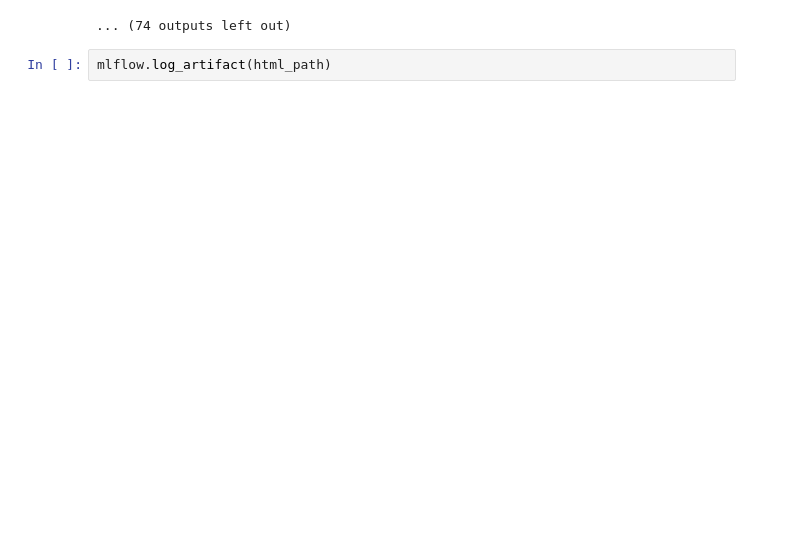
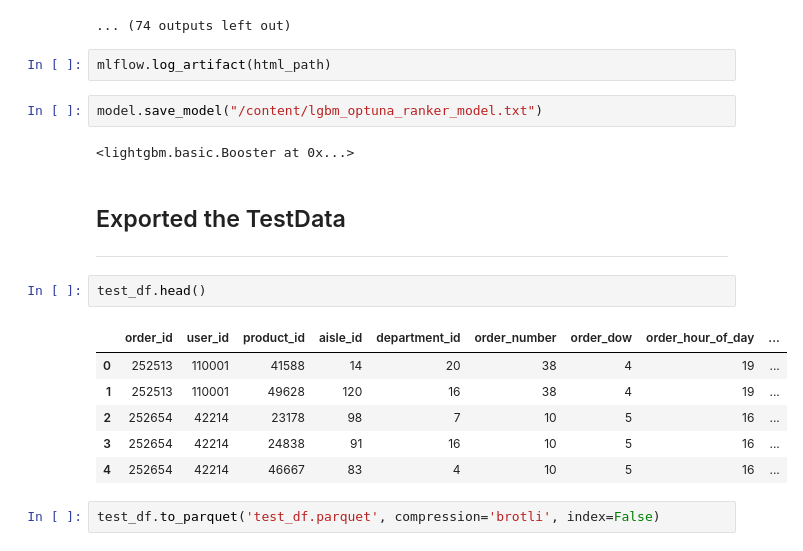
Before and after one commit to masterofray/cooprec_ml-analytics, a Jupyter notebook: notebooks/RC04_DataModelling_Learning2Rank.ipynb, the cells around one changed output. Cells and saved outputs as stored; diff of their text form; blank space fills up the shorter version.

```diff
--- a/notebooks/RC04_DataModelling_Learning2Rank.ipynb
+++ b/notebooks/RC04_DataModelling_Learning2Rank.ipynb
@@ -2758,3 +2761,22 @@ if __name__ == '__main__':
 ... (74 outputs left out)
 # %%
 mlflow.log_artifact(html_path)
+# %%
+model.save_model("/content/lgbm_optuna_ranker_model.txt")
+# %% [output]
+<lightgbm.basic.Booster at 0x...>
+# %% [markdown]
+## Exported the TestData
+
+---
+# %%
+test_df.head()
+# %% [output]
+|  | order_id | user_id | product_id | aisle_id | department_id | order_number | order_dow | order_hour_of_day | ... |
+| 0 | 252513 | 110001 | 41588 | 14 | 20 | 38 | 4 | 19 | ... |
+| 1 | 252513 | 110001 | 49628 | 120 | 16 | 38 | 4 | 19 | ... |
+| 2 | 252654 | 42214 | 23178 | 98 | 7 | 10 | 5 | 16 | ... |
+| 3 | 252654 | 42214 | 24838 | 91 | 16 | 10 | 5 | 16 | ... |
+| 4 | 252654 | 42214 | 46667 | 83 | 4 | 10 | 5 | 16 | ... |
+# %%
+test_df.to_parquet('test_df.parquet', compression='brotli', index=False)
```
Also changed, not shown: parts of 22 cells of this notebook, 2 other files.
